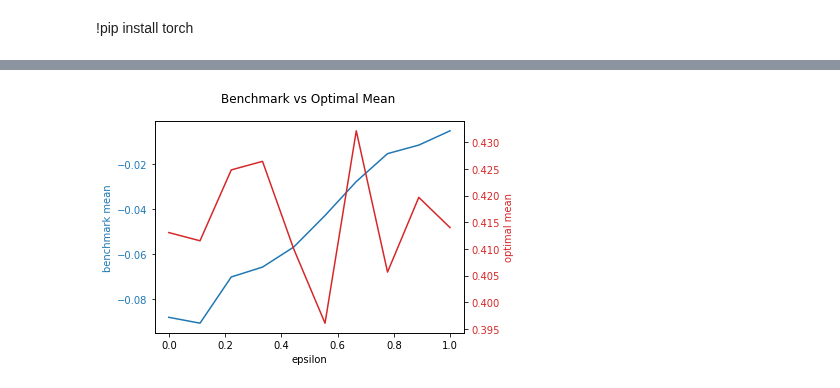
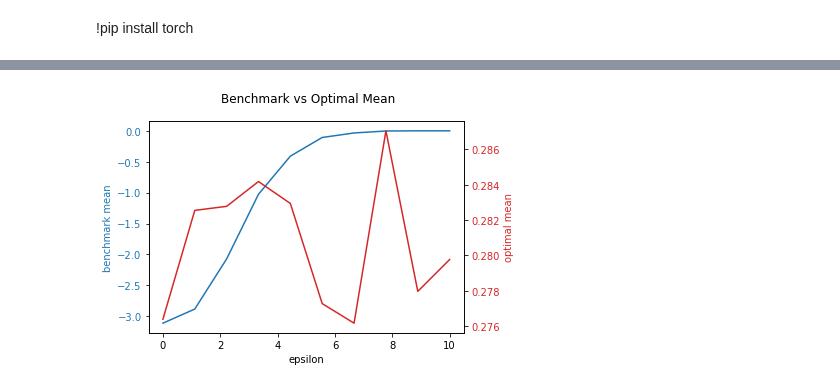
Before and after one commit to AdrienMathieu-eng/Nash-Equilibrium-, a Jupyter notebook: non_linear_BSDE_v2.ipynb, the cells around one changed output, grey strips where cells are left out. Saved outputs shown, nothing was run; the diff lists cells and outputs as text; code cells hidden in the pictures.

```diff
--- a/non_linear_BSDE_v2.ipynb
+++ b/non_linear_BSDE_v2.ipynb
@@ -28,11 +28,11 @@ sigma_alpha = 5
 eta_alpha = .3
 sigma_z = 50
 eta_z = 10
-kappa = .7 #big enough
+kappa = 2 #benchmark was k=0.7, then for large b it was k=1
 phi = 0.0001
-b = .3
+b = .5
 l = .5
-alpha_I = 0.001
+alpha_I = 0.0001
 psi = alpha_I + b/2
 T = .99
 N = 100
@@ -443,28 +474,29 @@ def PnL(eps_bench,nb_it ,a_bench = .1,b_bench = .1):
 # %%
 nb_it = 10_000
-eps = np.linspace(0, 1, 10)
+c_bench =15
+eps = np.linspace(0, 10, 10)
 mean_bench = []
 mean_opt = []
 for eps_bench in eps:
-    data_I, data_U, bench,bench_U,data_wth_del = PnL(eps_bench,nb_it)
+    data_I, data_U, bench,bench_U,data_wth_del,data_I_tilde = PnL(eps_bench,c_bench,nb_it)
     mean_bench.append(np.array(bench).mean())
     mean_opt.append(np.array(data_I).mean())
 fig, ax1 = plt.subplots()
 color = 'tab:blue'
 ax1.set_xlabel('epsilon')
 ax1.set_ylabel('benchmark mean', color=color)
 ax1.plot(eps, mean_bench, color=color, label='benchmark mean')
 ax1.tick_params(axis='y', labelcolor=color)
 
 ax2 = ax1.twinx()
 color = 'tab:red'
 ax2.set_ylabel('optimal mean', color=color)
 ax2.plot(eps, mean_opt, color=color, label='optimal mean')
 ax2.tick_params(axis='y', labelcolor=color)
 
 fig.suptitle('Benchmark vs Optimal Mean')
 fig.tight_layout()
 plt.show()
 # %% [output]
-[figure, old version]
+[figure, new version]
 # %%
```
Also changed, not shown: parts of 5 cells of this notebook.
